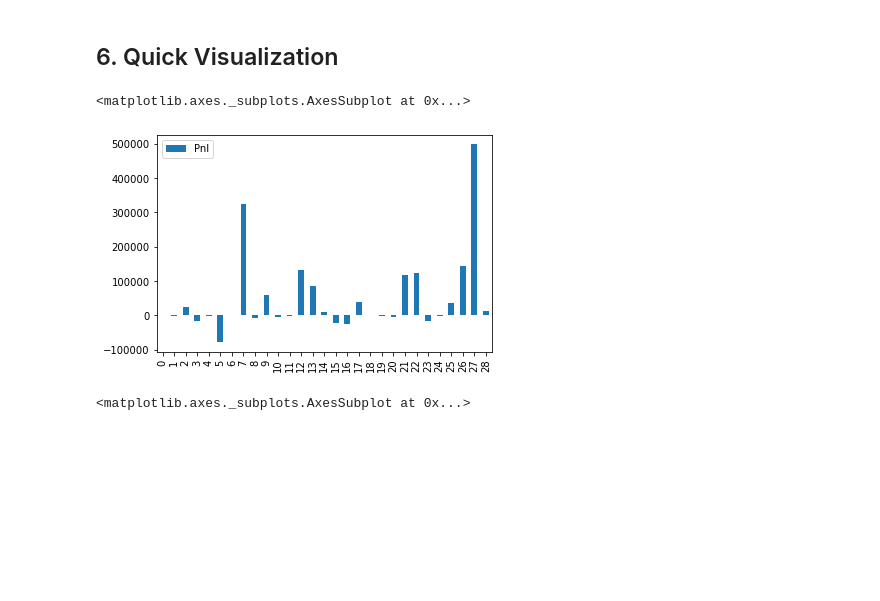
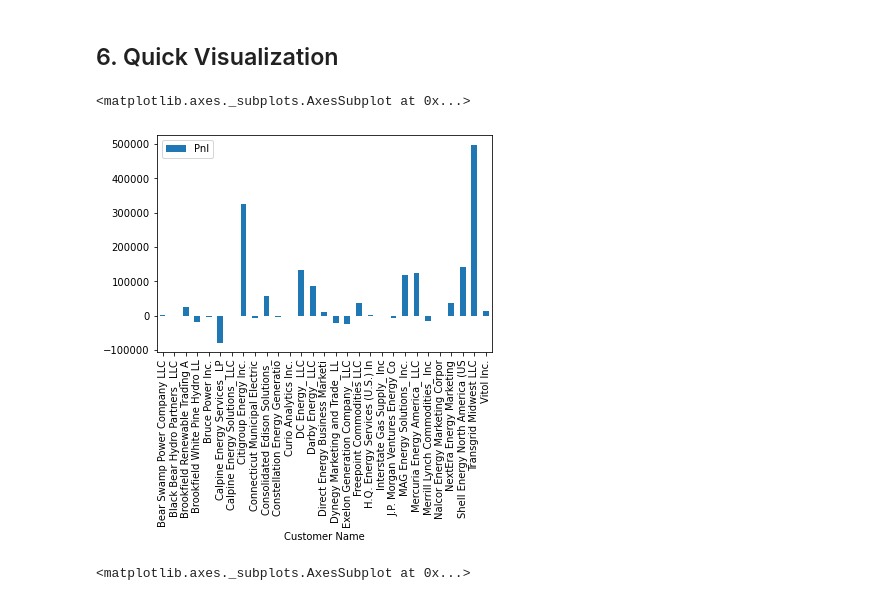
Before and after one commit to shaotongtc/isone_ftr_pnl, a Jupyter notebook: Sample Script.ipynb, the cells around one changed output. Cells and saved outputs as stored; diff of their text form; code cells hidden in the pictures; blank space fills up the shorter version.

```diff
--- a/Sample Script.ipynb
+++ b/Sample Script.ipynb
@@ -78,10 +78,10 @@ apr_pnl_by_company = apr_pnl[['Customer Name','Pnl']].groupby('Customer Name').s
 # %% [markdown]
 ## 6. Quick Visualization
 # %%
-mar_pnl_by_company.plot.bar()
+mar_pnl_by_company.plot.bar(x = 'Customer Name',y = 'Pnl')
 # %% [output]
 <matplotlib.axes._subplots.AxesSubplot at 0x...>
-[figure, old version]
+[figure, new version]
 # %%
 apr_pnl_by_company.plot.bar()
 # %% [output]
```
